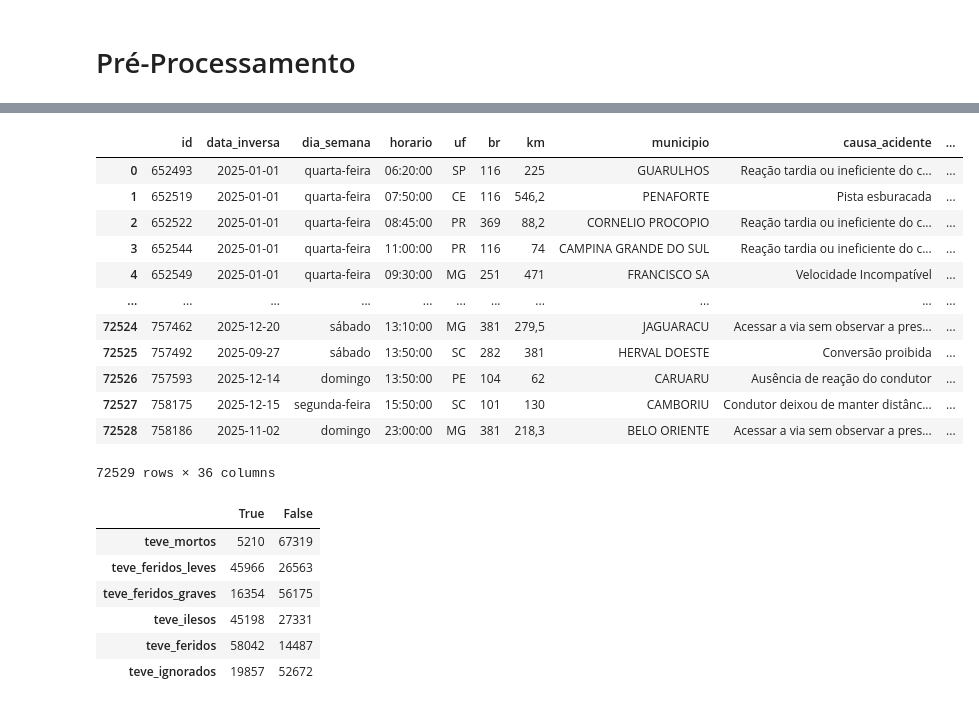
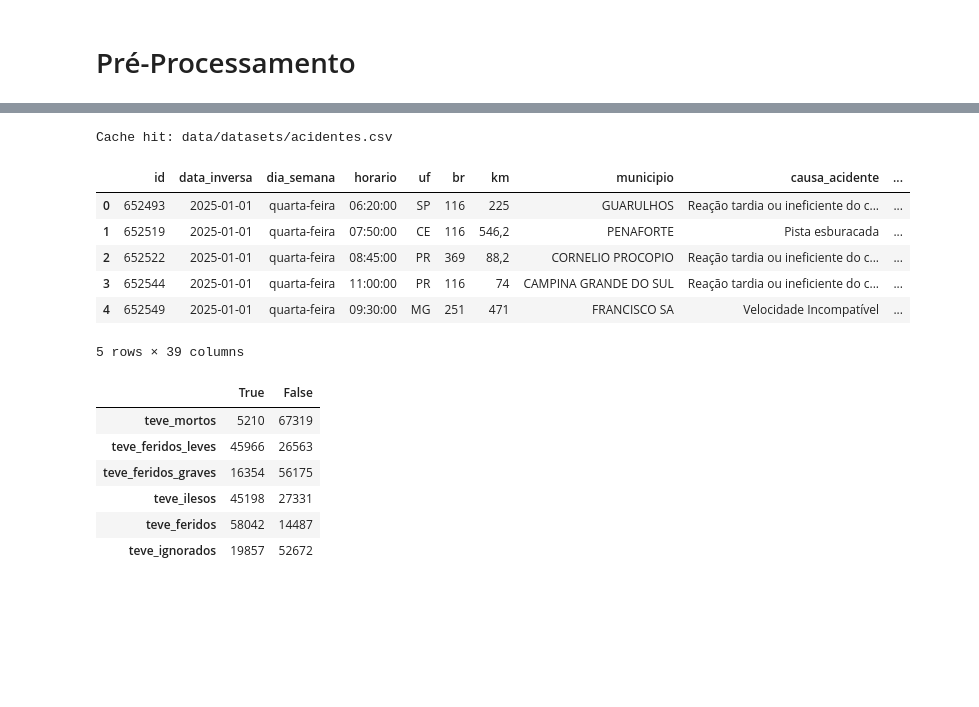
Before and after one commit to afmireski/trabalho_final_ciencia_de_dados, a Jupyter notebook: trabalho_final_afmireski.ipynb, the cells around one changed output, grey strips where cells are left out. Drawn from its saved outputs; the diff is of its cells as text; code cells hidden in the pictures; blank space fills up the shorter version.

Commit message:
refactor(pre-process): Rework accidents data functions and improve accidents pre-process flux
- Discover which accidents occur in holidays

```diff
--- a/trabalho_final_afmireski.ipynb
+++ b/trabalho_final_afmireski.ipynb
@@ -23,7 +27,9 @@ from sklearn.preprocessing import OneHotEncoder, StandardScaler
 from sklearn.ensemble import RandomForestClassifier
 from sklearn.neighbors import KNeighborsClassifier
 # %%
-DATA_PATH = './data/datasets/sinistros/datatran2025.csv'
+ACCIDENT_YEARS = [2025]
+ACCIDENTS_DATA_DIR = Path("./data/datasets/sinistros")
+ACCIDENTS_CACHE_PATH = Path("./data/datasets/acidentes.csv")
 # %%
 # Funções auxiliares para manipular o dataset
 
@@ -95,21 +374,20 @@ def normalize_missing_values(df: pd.DataFrame) -> pd.DataFrame:
 # %%
-df = preprocess_dataset(load_dataset(DATA_PATH))
+df = load_or_preprocess_dataset(
+    ACCIDENT_YEARS,
+    data_dir=ACCIDENTS_DATA_DIR,
+    cache_path=ACCIDENTS_CACHE_PATH,
+)
 
-df
+df.head()
 # %% [output]
+Cache hit: data/datasets/acidentes.csv
 |  | id | data_inversa | dia_semana | horario | uf | br | km | municipio | causa_acidente | ... |
 | 0 | 652493 | 2025-01-01 | quarta-feira | 06:20:00 | SP | 116 | 225 | GUARULHOS | Reação tardia ou ineficiente do c... | ... |
 | 1 | 652519 | 2025-01-01 | quarta-feira | 07:50:00 | CE | 116 | 546,2 | PENAFORTE | Pista esburacada | ... |
 | 2 | 652522 | 2025-01-01 | quarta-feira | 08:45:00 | PR | 369 | 88,2 | CORNELIO PROCOPIO | Reação tardia ou ineficiente do c... | ... |
 | 3 | 652544 | 2025-01-01 | quarta-feira | 11:00:00 | PR | 116 | 74 | CAMPINA GRANDE DO SUL | Reação tardia ou ineficiente do c... | ... |
 | 4 | 652549 | 2025-01-01 | quarta-feira | 09:30:00 | MG | 251 | 471 | FRANCISCO SA | Velocidade Incompatível | ... |
-| ... | ... | ... | ... | ... | ... | ... | ... | ... | ... | ... |
-| 72524 | 757462 | 2025-12-20 | sábado | 13:10:00 | MG | 381 | 279,5 | JAGUARACU | Acessar a via sem observar a pres... | ... |
-| 72525 | 757492 | 2025-09-27 | sábado | 13:50:00 | SC | 282 | 381 | HERVAL DOESTE | Conversão proibida | ... |
-| 72526 | 757593 | 2025-12-14 | domingo | 13:50:00 | PE | 104 | 62 | CARUARU | Ausência de reação do condutor | ... |
-| 72527 | 758175 | 2025-12-15 | segunda-feira | 15:50:00 | SC | 101 | 130 | CAMBORIU | Condutor deixou de manter distânc... | ... |
-| 72528 | 758186 | 2025-11-02 | domingo | 23:00:00 | MG | 381 | 218,3 | BELO ORIENTE | Acessar a via sem observar a pres... | ... |
-72529 rows × 36 columns
+5 rows × 39 columns
 # %%
 boolean_cols = df.select_dtypes(include="bool").columns.tolist()
 
```
Also changed, not shown: parts of 9 cells of this notebook, 2 other files.
